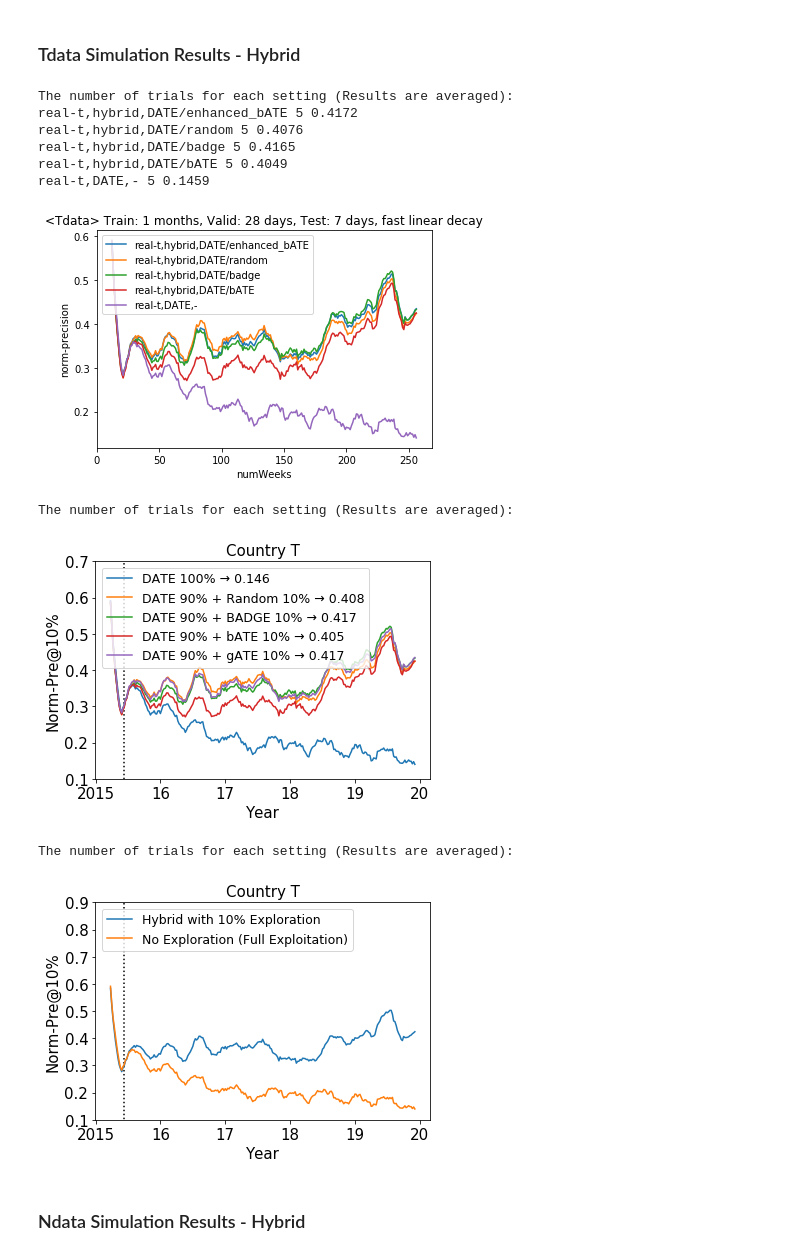
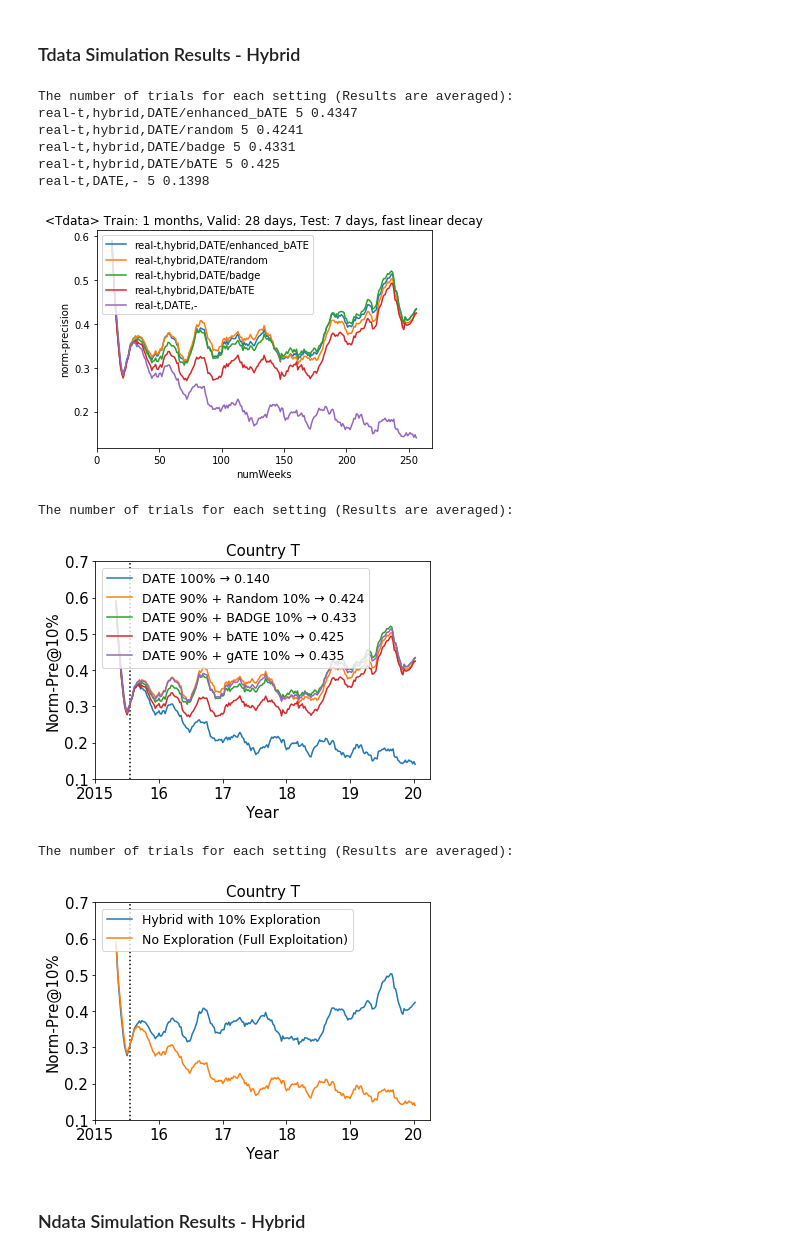
Before and after one commit to Seondong/Customs-Fraud-Detection, a Jupyter notebook: analysis/analysis-copy-precision.ipynb, the cells around one changed output. Drawn from its saved outputs; the diff is of its cells as text; code cells hidden in the pictures.

```diff
--- a/analysis/analysis-copy-precision.ipynb
+++ b/analysis/analysis-copy-precision.ipynb
@@ -38,10 +38,10 @@ for i in range(1,num_logs+1):
         df = pd.read_csv(list2[-i])
         var = 'norm-precision'
         rolling_mean7 = df[var].rolling(window=7).mean()
-        rolling_mean14 = df[var].rolling(window=13).mean()
+        rolling_mean13 = df[var].rolling(window=13).mean()
         filename = list2[-i][list2[-i].index('16'):list2[-i].index('16')+10]
         info = ','.join(list(df[['data', 'sampling', 'subsamplings']].iloc[0]))
-        full_results[info].append(rolling_mean14)
+        full_results[info].append(rolling_mean13)
         count += 1
 
 # Draw individual figures
@@ -49,7 +49,7 @@ for i in range(1,num_logs+1):
 #         plt.title(info+','+filename)
 #         plt.plot(df['numWeek'], df[var], color='skyblue', label='Weekly')
 #         plt.plot(df['numWeek'], rolling_mean7, color='teal', label='MA (7 weeks)')
-#         plt.plot(df['numWeek'], rolling_mean14, color='blue', label='MA (14 weeks)')
+#         plt.plot(df['numWeek'], rolling_mean13, color='blue', label='MA (14 weeks)')
 #         plt.legend(loc='upper left')
 #         plt.ylabel(var)
 #         plt.xlabel('numWeeks')
@@ -141,21 +172,21 @@ print('The number of trials for each setting (Results are averaged):')
 for key in ['real-m,DATE,-', 'real-m,hybrid,DATE/random', 'real-m,hybrid,DATE/badge', 'real-m,hybrid,DATE/bATE', 'real-m,hybrid,DATE/enhanced_bATE']: # result_one_dataset:
     avg_result = pd.concat([*full_results[key]], axis=1).mean(axis=1)
     if key == 'real-m,hybrid,DATE/enhanced_bATE':
-        plt.plot(avg_result.index, avg_result, label='DATE 90% + gATE 10% → 0.491')
+        plt.plot(avg_result.index, avg_result, label='DATE 90% + gATE 10% → 0.530')
     if key == 'real-m,hybrid,DATE/random':
-        plt.plot(avg_result.index, avg_result, label='DATE 90% + Random 10% → 0.502')
+        plt.plot(avg_result.index, avg_result, label='DATE 90% + Random 10% → 0.548')
     if key == 'real-m,hybrid,DATE/badge':
-        plt.plot(avg_result.index, avg_result, label='DATE 90% + BADGE 10% → 0.479')
+        plt.plot(avg_result.index, avg_result, label='DATE 90% + BADGE 10% → 0.531')
     if key == 'real-m,hybrid,DATE/bATE':
-        plt.plot(avg_result.index, avg_result, label='DATE 90% + bATE 10% → 0.491')
+        plt.plot(avg_result.index, avg_result, label='DATE 90% + bATE 10% → 0.501')
     if key == 'real-m,DATE,-':
-        plt.plot(avg_result.index, avg_result, label='DATE 100% → 0.474')
+        plt.plot(avg_result.index, avg_result, label='DATE 100% → 0.511')
 
 plt.legend(loc='upper left', fontsize=12.5)
 plt.vlines(23, 0, 1, linestyles ="dotted", colors ="k")
 plt.ylabel(var, fontsize=15)
 plt.xlabel('Year', fontsize=15)
-plt.xticks(ticks=[0,52,104,156,208], labels=['2013', 14, 15, 16,17], fontsize=15)
+plt.xticks(ticks=[-5,47,99,151,203], labels=['2013', 14, 15, 16,17], fontsize=15)
 plt.yticks(fontsize=15)
 plt.title('Country M', fontsize=15)
 plt.ylabel('Norm-Pre@10%', fontsize=15)
@@ -201,7 +232,7 @@ result_one_dataset = [key for key in full_results.keys() if 'real-t' in key]
 print('The number of trials for each setting (Results are averaged):')
 for key in result_one_dataset:
     avg_result = pd.concat([*full_results[key]], axis=1).mean(axis=1)
-    print(key, len(full_results[key]), round(np.mean(avg_result[-13:]), 4))
+    print(key, len(full_results[key]), round(np.mean(avg_result[-1:]), 4))
     plt.plot(avg_result.index, avg_result, label=key)
 
 # # printing test_illicit_rate
@@ -217,11 +248,11 @@ plt.show()
 plt.close()
 # %% [output]
 The number of trials for each setting (Results are averaged):
-real-t,hybrid,DATE/enhanced_bATE 5 0.4172
-real-t,hybrid,DATE/random 5 0.4076
-real-t,hybrid,DATE/badge 5 0.4165
-real-t,hybrid,DATE/bATE 5 0.4049
-real-t,DATE,- 5 0.1459
+real-t,hybrid,DATE/enhanced_bATE 5 0.4347
+real-t,hybrid,DATE/random 5 0.4241
+real-t,hybrid,DATE/badge 5 0.4331
+real-t,hybrid,DATE/bATE 5 0.425
+real-t,DATE,- 5 0.1398
 [figure]
 # %%
 f = plt.figure()
@@ -230,21 +261,21 @@ print('The number of trials for each setting (Results are averaged):')
 for key in ['real-t,DATE,-', 'real-t,hybrid,DATE/random', 'real-t,hybrid,DATE/badge', 'real-t,hybrid,DATE/bATE', 'real-t,hybrid,DATE/enhanced_bATE']: # result_one_dataset:
     avg_result = pd.concat([*full_results[key]], axis=1).mean(axis=1)
     if key == 'real-t,hybrid,DATE/enhanced_bATE':
-        plt.plot(avg_result.index, avg_result, label='DATE 90% + gATE 10% → 0.417')
+        plt.plot(avg_result.index, avg_result, label='DATE 90% + gATE 10% → 0.435')
     if key == 'real-t,hybrid,DATE/random':
-        plt.plot(avg_result.index, avg_result, label='DATE 90% + Random 10% → 0.408')
+        plt.plot(avg_result.index, avg_result, label='DATE 90% + Random 10% → 0.424')
     if key == 'real-t,hybrid,DATE/badge':
-        plt.plot(avg_result.index, avg_result, label='DATE 90% + BADGE 10% → 0.417')
+        plt.plot(avg_result.index, avg_result, label='DATE 90% + BADGE 10% → 0.433')
     if key == 'real-t,hybrid,DATE/bATE':
-        plt.plot(avg_result.index, avg_result, label='DATE 90% + bATE 10% → 0.405')
+        plt.plot(avg_result.index, avg_result, label='DATE 90% + bATE 10% → 0.425')
     if key == 'real-t,DATE,-':
-        plt.plot(avg_result.index, avg_result, label='DATE 100% → 0.146')
+        plt.plot(avg_result.index, avg_result, label='DATE 100% → 0.140')
 
 plt.legend(loc='upper left', fontsize=12.5)
 plt.vlines(23, 0, 1, linestyles ="dotted", colors ="k")
 plt.ylabel(var, fontsize=15)
 plt.xlabel('Year', fontsize=15)
-plt.xticks(ticks=[0,52,104,156,208,260], labels=['2015', 16, 17, 18,19, 20], fontsize=15)
+plt.xticks(ticks=[-5,47,99,151,203,255], labels=['2015', 16, 17, 18,19, 20], fontsize=15)
 plt.yticks(fontsize=15)
 plt.title('Country T', fontsize=15)
 plt.ylabel('Norm-Pre@10%', fontsize=15)
@@ -255,35 +286,35 @@ plt.close()
 f.savefig("hybrid-t-pre.pdf", bbox_inches='tight')
 # %% [output]
 The number of trials for each setting (Results are averaged):
-[figure, old version]
+[figure, new version]
 # %%
 f = plt.figure()
 result_one_dataset = [key for key in full_results.keys() if 'real-t' in key]
 print('The number of trials for each setting (Results are averaged):')
 for key in result_one_dataset:
     avg_result = pd.concat([*full_results[key]], axis=1).mean(axis=1)
 
     if key == 'real-t,hybrid,DATE/random':
         plt.plot(avg_result.index, avg_result, label='Hybrid with 10% Exploration')
     if key == 'real-t,DATE,-':
         plt.plot(avg_result.index, avg_result, label='No Exploration (Full Exploitation)')
 
 plt.legend(loc='upper left', fontsize=12.5)
 plt.vlines(23, 0, 1, linestyles ="dotted", colors ="k")
 plt.ylabel(var, fontsize=15)
 plt.xlabel('Year', fontsize=15)
-plt.xticks(ticks=[0,52,104,156,208,260], labels=['2015', 16, 17, 18,19, 20], fontsize=15)
+plt.xticks(ticks=[-5,47,99,151,203,255], labels=['2015', 16, 17, 18,19, 20], fontsize=15)
 plt.yticks(fontsize=15)
 plt.title('Country T', fontsize=15)
 plt.ylabel('Norm-Pre@10%', fontsize=15)
-plt.ylim(0.1, 0.9)
+plt.ylim(0.1, 0.7)
 
 plt.show()
 plt.close()
 f.savefig("exploitation-fail-t-pre.pdf", bbox_inches='tight')
 # %% [output]
 The number of trials for each setting (Results are averaged):
-[figure, old version]
+[figure, new version]
 # %% [markdown]
 ### Ndata Simulation Results - Hybrid
 # %%
```
Also changed, not shown: parts of 23 cells of this notebook, 58 other files.
